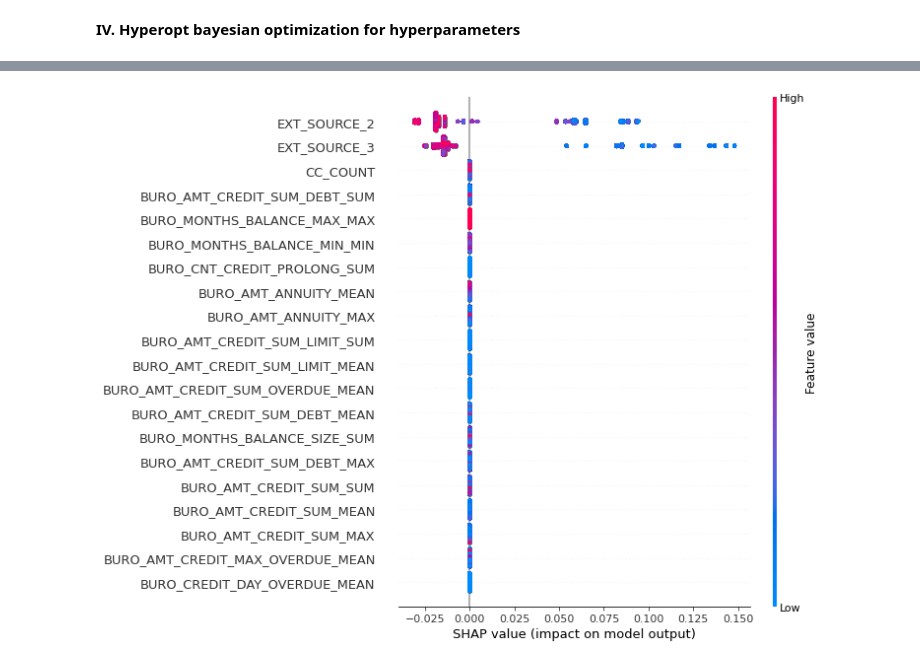
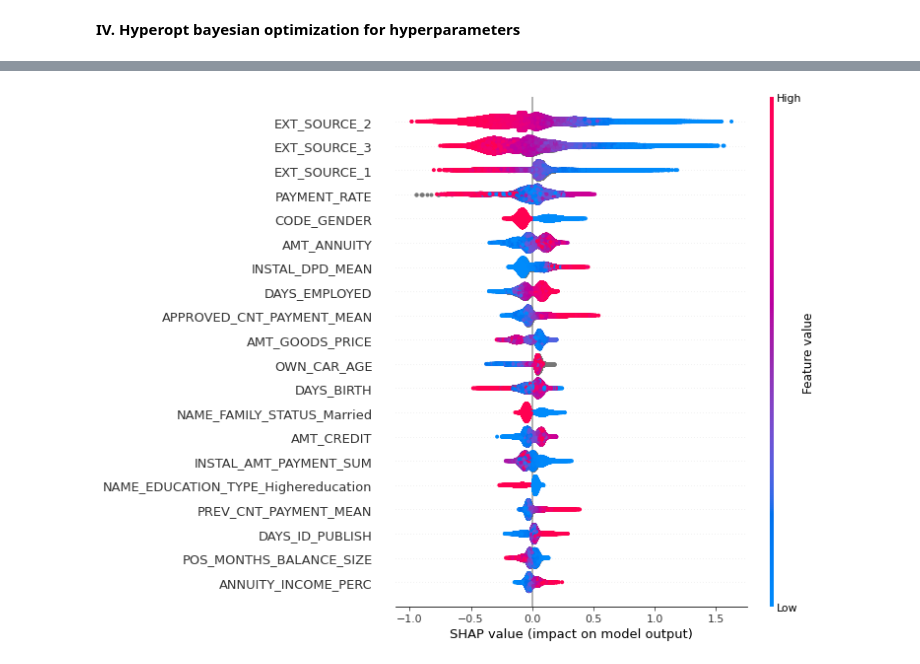
Before and after one commit to drdjekyl/P7, a Jupyter notebook: P7_A_Model.ipynb, the cells around one changed output, grey strips where cells are left out. Drawn from its saved outputs; the diff is of its cells as text; code cells hidden in the pictures.

```diff
--- a/P7_A_Model.ipynb
+++ b/P7_A_Model.ipynb
@@ -939,0 +871,24 @@ Best Threshold=0.080955, F-Score=0.231
+# %%
+import dill as pickle
+
+
+pred_array = np.zeros((train_df.shape[0], train_df.shape[1]))
+shap_values_zero = np.zeros((train_df.shape[0], train_df.shape[1]))
+shap_values_one = np.zeros((train_df.shape[0], train_df.shape[1]))
+metrics_results = dict()
+
+# Instanciate the LightGBM Classifier
+model = LGBMClassifier(**best_params_cost)
+# And fit with training datas
+model.fit(train_df,
+          train_target,
+          eval_set=[(train_df, train_target)],
+          eval_metric=calculate_cost,
+          verbose=10,
+          early_stopping_rounds=20)
+
+# Record model as pickle
+light_gbm = 'model.pk'
+
+with open('/Users/DrDjekyl/DataScience_OpenClassRooms/P7/repo_git/'+light_gbm,'wb') as f:
+     pickle.dump(model, f)
@@ -939,0 +898,19 @@ Best Threshold=0.080955, F-Score=0.231
+# %%
+# Record the shap values to plot some graphs later
+explainer = shap.TreeExplainer(model)
+shap_values_zero, shap_values_one = explainer.shap_values(train_df)
+
+# Record the predictions done with testing datas
+pred_array = model.predict_proba(
+    train_df, num_iteration=int(model.best_iteration_))[:, 1]
+
+# Record all the metrics in the metrics_result dictionnary
+metrics_results['pred_array'] = pred_array
+
+# Record other important value to plot shap
+metrics_results['shap_values'] = shap_values_zero, shap_values_one
+metrics_results['shap_expect_values'] = explainer.expected_value
+
+print('******************************************************************')
+print('Model trained and predictions done')
+print('******************************************************************')
@@ -940,7 +982,7 @@ Best Threshold=0.080955, F-Score=0.231
 # %%
-shap.summary_plot(metrics['shap_values'][1], train_df)
+shap.summary_plot(metrics_results['shap_values'][1], train_df)
 # %% [output]
-[figure, old version]
+[figure, new version]
 # %%
 # visualize the first prediction's explanation with a force plot
 shap.initjs()
```
Also changed, not shown: parts of 44 cells of this notebook, 1 other file.
